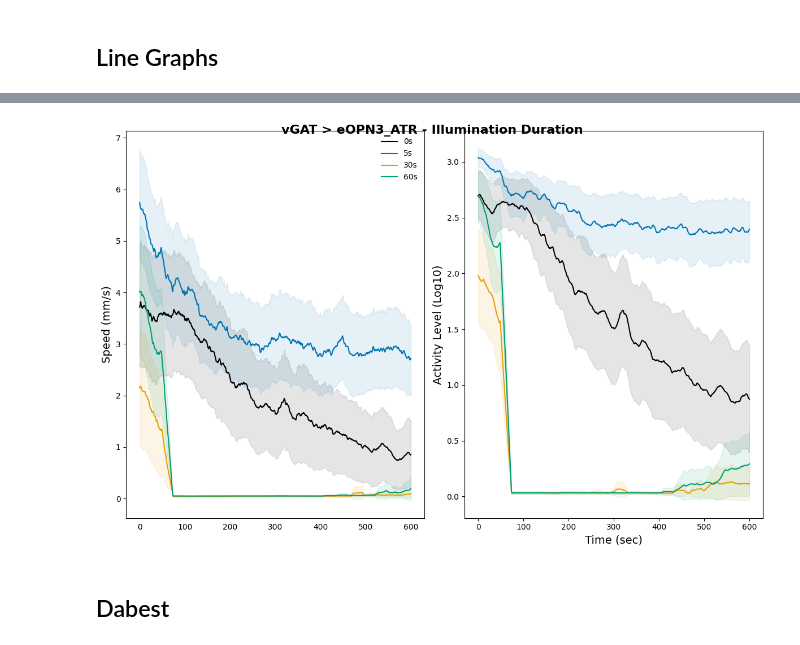
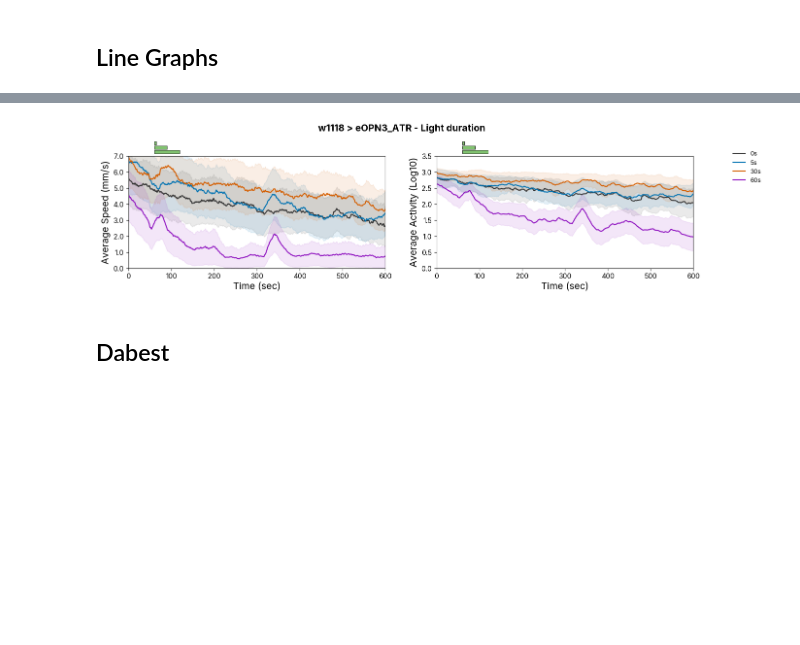
Before and after one commit to lnicole08/TrumelanOPN3, a Jupyter notebook: 3. Stacked plots.ipynb, the cells around one changed output, grey strips where cells are left out. Drawn from its saved outputs; the diff is of its cells as text; code cells hidden in the pictures; blank space fills up the shorter version.

```diff
--- a/3. Stacked plots.ipynb
+++ b/3. Stacked plots.ipynb
@@ -103,6 +204,8 @@ fig.patch.set_facecolor('white')
 # %% [markdown]
 ## Stacked by Light Intensity
 # %%
+specifictime = 201
+
 intensity_files = {
     'No Light': specifiedpath + driver + " x " + responder + "_0s",
     'Quarter': specifiedpath + driver + " x " + responder + "_quarter_5s",
@@ -127,19 +224,19 @@ Full: 24 flies
 # %%
 num_conditions = len(intensity_data)
-fig, axes = plt.subplots(num_conditions, 1, figsize=(12, 3*num_conditions), sharex=True)
+fig, axes = plt.subplots(num_conditions, 1, figsize=(8, 2*num_conditions), sharex=True)
 plt.subplots_adjust(hspace=0.15)
 
 if metric_to_plot == "ActivityLevel":
     scalebar_label = "Activity Level (Log10)"
 elif metric_to_plot == "Speed":
     scalebar_label = "Speed (mm/s)"
-
+vmax_number = 3.5
 for idx, (label, data) in enumerate(intensity_data.items()):
     ax = axes[idx]
     num_flies = data.shape[0]
 
     hm = sns.heatmap(data, cmap="viridis", cbar=False, xticklabels=False, yticklabels=False,
-                     vmin=0, vmax=3.5, ax=ax)
+                     vmin=0, vmax=vmax_number, ax=ax)
     quadmesh = ax.collections[0]
     quadmesh.set_rasterized(True)
     quadmesh.set_edgecolor('face')
@@ -156,14 +253,15 @@ for idx, (label, data) in enumerate(intensity_data.items()):
     ax.patch.set_facecolor('white')
 
 last_data = list(intensity_data.values())[-1]
-tick_times = list(range(0, int(specifictime), int(specifictime/10)))
+# tick_times = list(range(20, int(specifictime), int(specifictime/10)))
+tick_times = [0, 60, specifictime - 1]
 tick_positions = [list(last_data.columns).index(float(t)) for t in tick_times if float(t) in last_data.columns]
 axes[-1].set_xticks(tick_positions)
 axes[-1].set_xticklabels(tick_times, rotation=0, fontsize=12)
 axes[-1].set_xlabel("Time (sec)", fontsize=14)
 
 cbar_ax = fig.add_axes([0.92, 0.15, 0.02, 0.7])
-sm = plt.cm.ScalarMappable(cmap="viridis", norm=plt.Normalize(vmin=0, vmax=3.5))
+sm = plt.cm.ScalarMappable(cmap="viridis", norm=plt.Normalize(vmin=0, vmax=vmax_number))
 fig.colorbar(sm, cax=cbar_ax, label=scalebar_label)
 
 fig.suptitle(intensity_plot_title, weight="bold", fontsize=16, y=0.95)
@@ -171,7 +269,5 @@ fig.suptitle(intensity_plot_title, weight="bold", fontsize=16, y=0.95)
 mpl.rcParams['svg.fonttype'] = 'none'
 fig.patch.set_facecolor('white')
 
-# plt.savefig(homecomp + "\\ACC Lab Dropbox\\ACC Lab\\Nicole Lee\\eOPN3 manuscript\\Data compilation\\Trumelan\\Trumelan images\\"
-#             + "Stacked_intensity_" + driver + "_" + responder + ".svg",
-#             dpi=300, bbox_inches='tight', format='svg', facecolor='white', transparent=False)
+plt.savefig(homecomp + "\\ACC Lab Dropbox\\ACC Lab\\Nicole Lee\\eOPN3 manuscript\\Data compilation\\Trumelan\\Trumelan images\\light_intensity_speed" + driver + "_" + responder + ".svg", bbox_inches='tight')
 # %% [output]
@@ -248,23 +369,24 @@ plt.tight_layout()
 # %%
-# Line Graph - Light Duration
-# Colorblind-friendly palette: black for 0s, then blue, orange, green
-line_colors_duration = {
-    '0s': '#000000',
-    '5s': '#0072B2',
-    '30s': '#E69F00',
-    '60s': '#009E73'
+driver = "elav"
+responder = "eOPN3_ATR"
+driver = "w1118"
+specifictime = 600
+
+line_colors = {
+    '0s': "#333333",
+    '5s': "#0072B2",
+    '30s': "#D55E00",
+    '60s':  "#8F12C0"
 }
 
 duration_files_line = {
     '0s': specifiedpath + driver + " x " + responder + "_0s",
-    '5s': specifiedpath + "w1118 x elav_ATR" + "_5s",
+    '5s': specifiedpath + driver + " x " + responder + "_5s",
     '30s': specifiedpath + driver + " x " + responder + "_30s",
     '60s': specifiedpath + driver + " x " + responder + "_60s",
 }
 
-rolling_window = 50  # rolling window size
-
-# Load data for both metrics
+rolling_window = 50
 duration_speed = {}
 duration_activity = {}
 
@@ -275,47 +397,70 @@ for label, filepath in duration_files_line.items():
     speed_df = df.filter(regex="^Speed").T.reset_index(drop=True)
     activity_df = df.filter(regex="^ActivityLevel").T.reset_index(drop=True)
 
     duration_speed[label] = speed_df
     duration_activity[label] = activity_df
 
-# Create figure with 2 subplots
-fig, axes = plt.subplots(1, 2, figsize=(12, 8), sharex=True)
+fig, axes = plt.subplots(1, 2, figsize=(15,3), gridspec_kw={'wspace': 0.2})
 plt.subplots_adjust(hspace=0.1)
 
-# Plot Speed (top)
+
 ax_speed = axes[0]
 for label, data in duration_speed.items():
     time = data.columns.values
     mean_vals = data.mean(axis=0).rolling(window=rolling_window, center=True, min_periods=1).mean()
     sem_vals = data.sem(axis=0).rolling(window=rolling_window, center=True, min_periods=1).mean()
     ci = 1.96 * sem_vals
 
-    ax_speed.plot(time, mean_vals, color=line_colors_duration[label], label=label, linewidth=1.5)
-    ax_speed.fill_between(time, mean_vals - ci, mean_vals + ci, color=line_colors_duration[label], alpha=0.1)
+    ax_speed.plot(time, mean_vals, color=line_colors[label], label=label, linewidth=1.5)
+    ax_speed.fill_between(time, mean_vals - ci, mean_vals + ci, color=line_colors[label], alpha=0.1)
 
-ax_speed.set_ylabel("Speed (mm/s)", fontsize=14)
-ax_speed.legend(loc='upper right', frameon=False)
-ax_speed.tick_params(axis='x', bottom=False)
+ax_speed.set_ylabel("Average Speed (mm/s)", fontsize=14)
+ax_speed.set_xlabel("Time (sec)", fontsize=14)
+ax_speed.set_yticks([0.0, 1.0, 2.0, 3.0, 4.0, 5.0, 6.0, 7.0])
+ax_speed.set_yticklabels([f'{t:.1f}' for t in range(8)])
+ax_speed.set_ylim(0.0, 7.0)
 
-# Plot Activity Level (bottom)
+
 ax_activity = axes[1]
 for label, data in duration_activity.items():
     time = data.columns.values
     mean_vals = data.mean(axis=0).rolling(window=rolling_window, center=True, min_periods=1).mean()
     sem_vals = data.sem(axis=0).rolling(window=rolling_window, center=True, min_periods=1).mean()
     ci = 1.96 * sem_vals
 
-    ax_activity.plot(time, mean_vals, color=line_colors_duration[label], label=label, linewidth=1.5)
-    ax_activity.fill_between(time, mean_vals - ci, mean_vals + ci, color=line_colors_duration[label], alpha=0.1)
+    ax_activity.plot(time, mean_vals, color=line_colors[label], label=label, linewidth=1.5)
+    ax_activity.fill_between(time, mean_vals - ci, mean_vals + ci, color=line_colors[label], alpha=0.1)
 
-ax_activity.set_ylabel("Activity Level (Log10)", fontsize=14)
+ax_activity.set_ylabel("Average Activity (Log10)", fontsize=14)
 ax_activity.set_xlabel("Time (sec)", fontsize=14)
+ax_activity.set_yticks(np.arange(0, 4.0, 0.5))
+ax_activity.set_ylim(0, 3.5)
 
-fig.suptitle(driver + " > " + responder + " - Illumination Duration", weight="bold", fontsize=16, y=0.95)
+#legend
+handles, labels = ax_activity.get_legend_handles_labels()
+fig.legend (handles, labels, loc = "upper right", bbox_to_anchor = (1.0, 0.95), frameon = False, fontsize = 9)
+
+from matplotlib.patches import Rectangle
+for ax in axes:
+    ax.set_xlim(0, 600)
+    ax.set_xticks(np.arange(0, 601, 100))
+
+    ymax = ax.get_ylim()[1]
+    bar_y = ymax * 1.02  # just above the plot
+    bar_h = ymax * 0.03  # bar thickness
+
+    ax.add_patch(Rectangle((60, ymax * 1.02), 60, bar_h, facecolor="#1E94018F", edgecolor='black', linewidth=0.5, clip_on=False))
+    ax.add_patch(Rectangle((60, ymax * 1.06), 30, bar_h, facecolor='#1E94018F', edgecolor='black', linewidth=0.5, clip_on=False))
+    ax.add_patch(Rectangle((60, ymax * 1.10), 5,  bar_h, facecolor='#1E94018F', edgecolor='black', linewidth=0.5, clip_on=False))
+
+fig.suptitle(driver + " > " + responder + " - Light duration", weight="bold", fontsize=14, y=1.1)
 mpl.rcParams['svg.fonttype'] = 'none'
 fig.patch.set_facecolor('white')
-plt.tight_layout()
+plt.tight_layout(rect=[0, 0, 0.98, 1])
+
+
+#plt.savefig(homecomp + "\\ACC Lab Dropbox\\ACC Lab\\Nicole Lee\\eOPN3 manuscript\\Data compilation\\Trumelan\\Trumelan images\\lineplot_duration" + driver + "_" + responder + ".svg", bbox_inches='tight')
 # %% [output]
-[figure, old version]
+[figure, new version]
 # %% [markdown]
 ## Dabest
```
Also changed, not shown: parts of 31 cells of this notebook.
